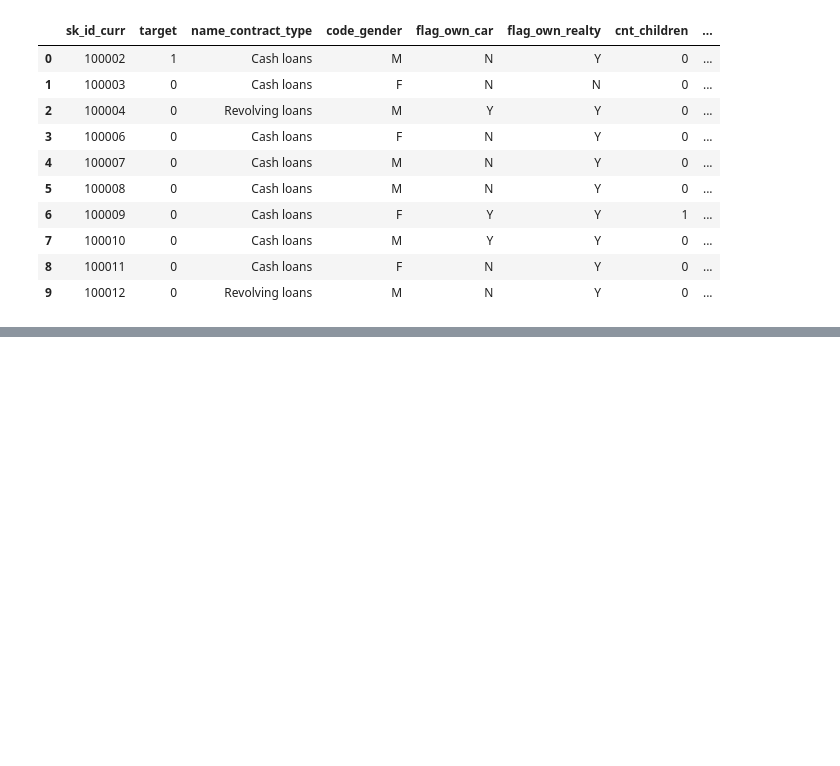
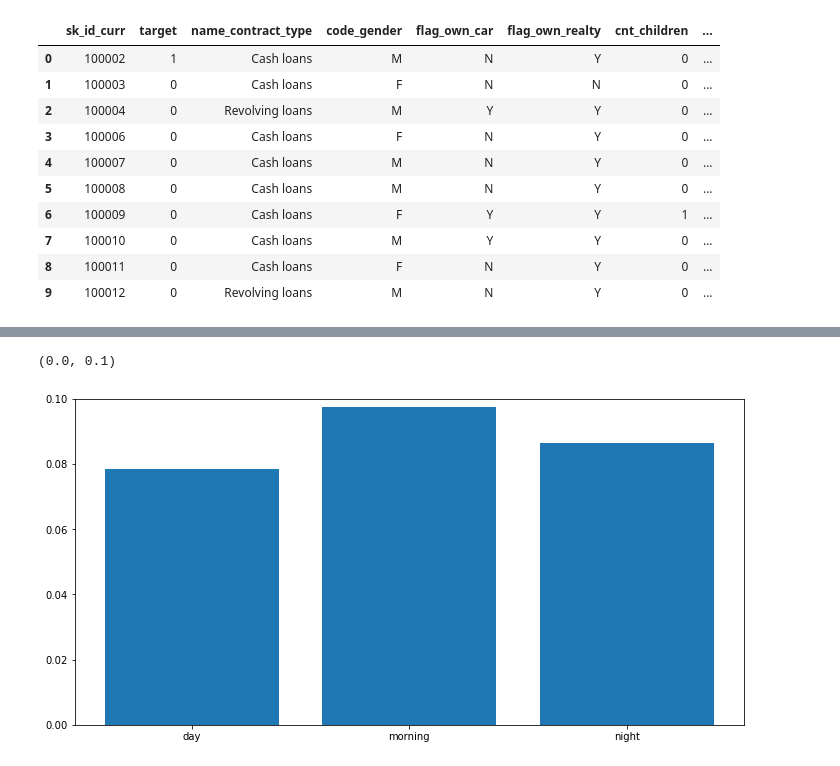
Before and after one commit to rca-devs/CIS-5450, a Jupyter notebook: CIS_5450_course_project.ipynb, the cells around one changed output, grey strips where cells are left out. Drawn from its saved outputs; the diff is of its cells as text; code cells hidden in the pictures; blank space fills up the shorter version.

```diff
--- a/CIS_5450_course_project.ipynb
+++ b/CIS_5450_course_project.ipynb
@@ -569,0 +646,22 @@ d['application_train_df'].head(10)
+# %%
+#funny enough, there does seem to be some correlation with hour of application
+def hour_of_application(hour):
+    if hour > 20 or hour < 4:
+        return 'night'
+    elif hour <= 8:
+        return 'morning'
+    else:
+        return 'day'
+# %%
+d['application_train_df']['hour_appr_process_start'] = d['application_train_df']['hour_appr_process_start'].apply(hour_of_application)
+# %%
+#There may be a correlation with when people start their application
+col = 'hour_appr_process_start'
+fig = plt.figure(figsize = (12,6))
+ax = fig.add_subplot(111)
+ax.bar(x = d['application_train_df'].groupby(col).agg({'target':'mean','sk_id_curr':'count'})['target'].index, height = d['application_train_df'].groupby(col).agg({'target':'mean','sk_id_curr':'count'})['target'].values)
+
+ax.set_ylim(0,0.1)
+# %% [output]
+(0.0, 0.1)
+[figure, added]
```
Also changed, not shown: parts of 17 cells of this notebook.
